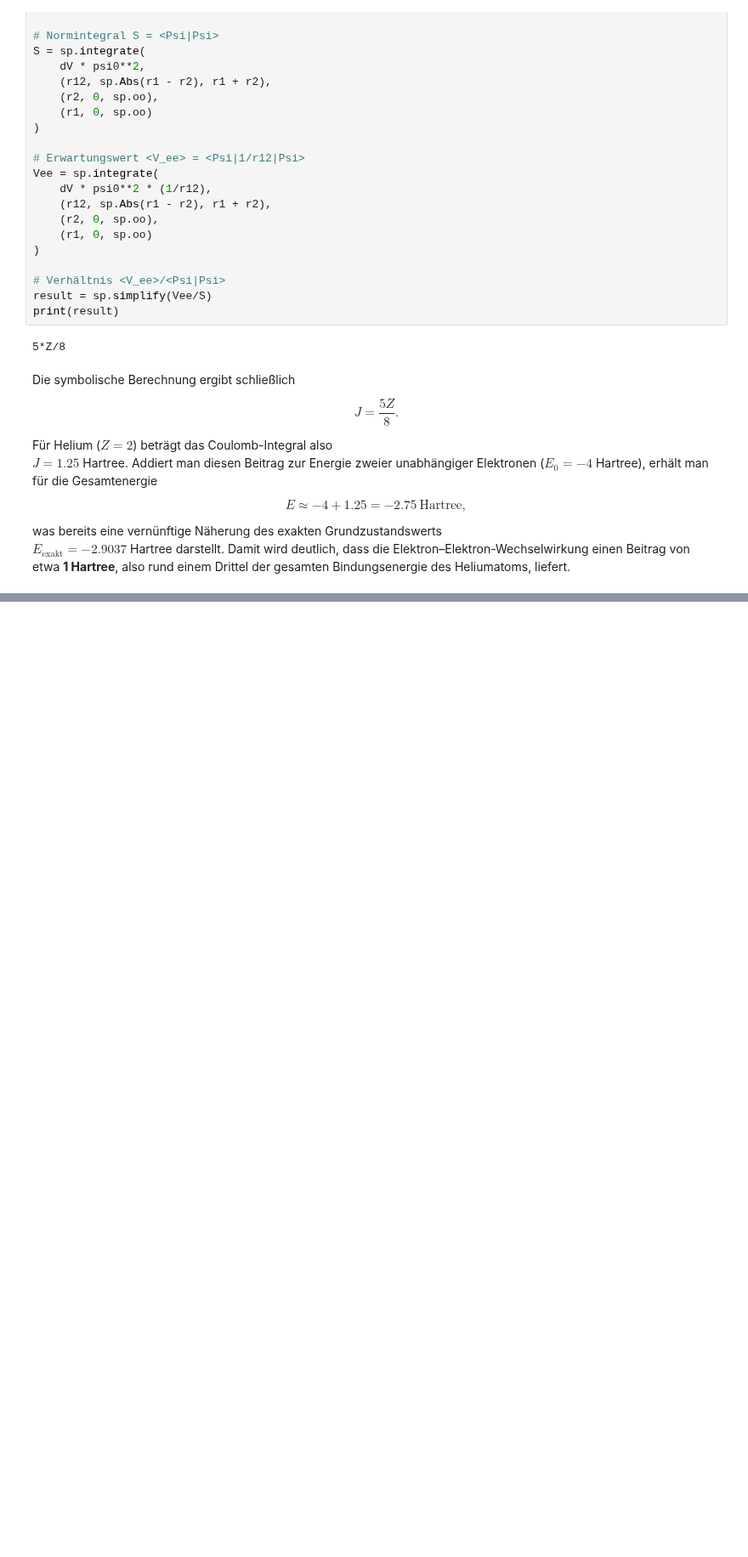
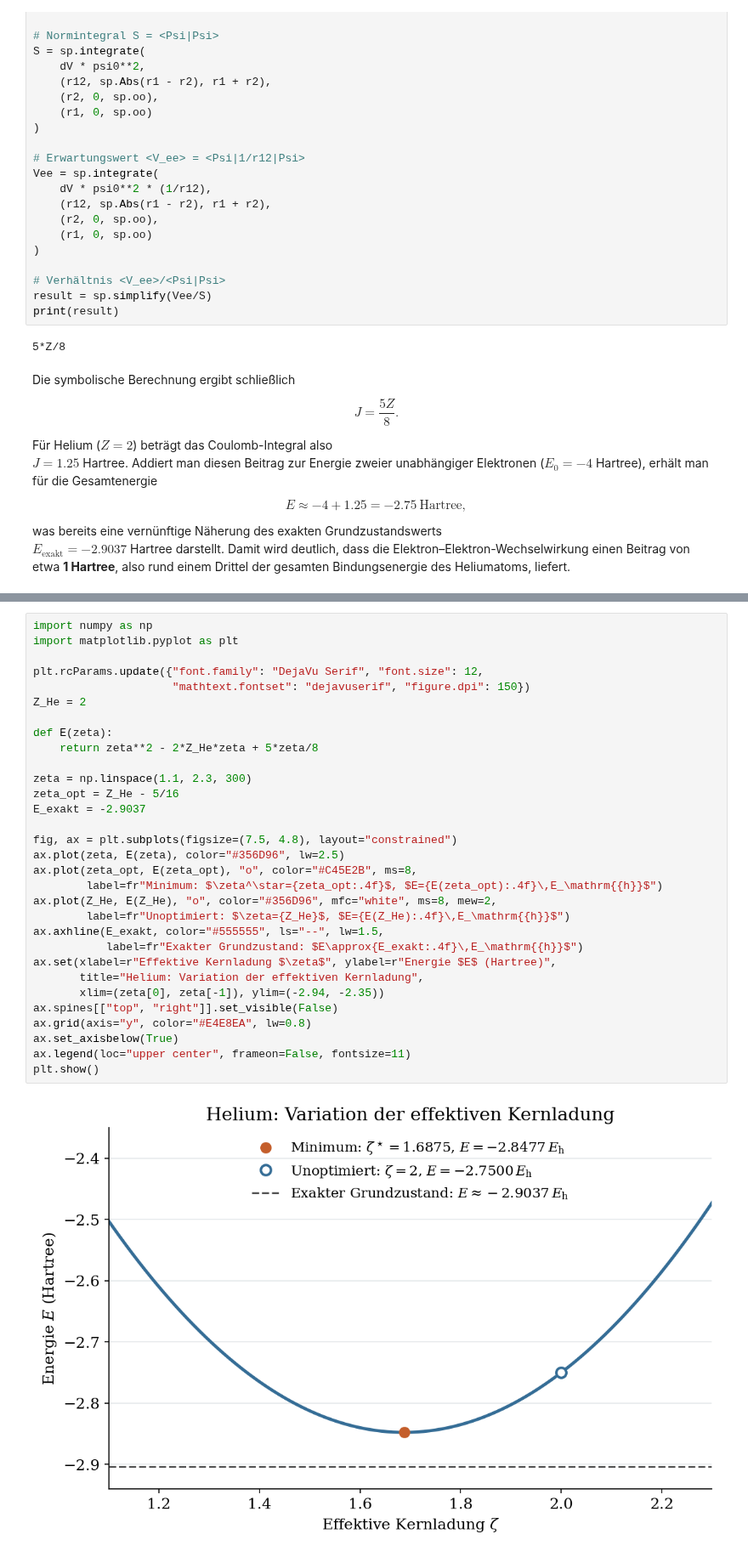
Before and after one commit to rolandmitric/quantum_chemistry_2025, a Jupyter notebook: helium_atom.ipynb, the cells around one changed output, grey strips where cells are left out. Shown at 85% size. Drawn from its saved outputs; the diff is of its cells as text; blank space fills up the shorter version.

Commit message:
Expand helium derivation and plot effective-charge optimization

```diff
--- a/helium_atom.ipynb
+++ b/helium_atom.ipynb
@@ -427,0 +656,33 @@ Nun kann man sich die Frage Stellen ob man die Genauigkeit des Produktansatzes n
+# %%
+import numpy as np
+import matplotlib.pyplot as plt
+
+plt.rcParams.update({"font.family": "DejaVu Serif", "font.size": 12,
+                     "mathtext.fontset": "dejavuserif", "figure.dpi": 150})
+Z_He = 2
+
+def E(zeta):
+    return zeta**2 - 2*Z_He*zeta + 5*zeta/8
+
+zeta = np.linspace(1.1, 2.3, 300)
+zeta_opt = Z_He - 5/16
+E_exakt = -2.9037
+
+fig, ax = plt.subplots(figsize=(7.5, 4.8), layout="constrained")
+ax.plot(zeta, E(zeta), color="#356D96", lw=2.5)
+ax.plot(zeta_opt, E(zeta_opt), "o", color="#C45E2B", ms=8,
+        label=fr"Minimum: $\zeta^\star={zeta_opt:.4f}$, $E={E(zeta_opt):.4f}\,E_\mathrm{{h}}$")
+ax.plot(Z_He, E(Z_He), "o", color="#356D96", mfc="white", ms=8, mew=2,
+        label=fr"Unoptimiert: $\zeta={Z_He}$, $E={E(Z_He):.4f}\,E_\mathrm{{h}}$")
+ax.axhline(E_exakt, color="#555555", ls="--", lw=1.5,
+           label=fr"Exakter Grundzustand: $E\approx{E_exakt:.4f}\,E_\mathrm{{h}}$")
+ax.set(xlabel=r"Effektive Kernladung $\zeta$", ylabel=r"Energie $E$ (Hartree)",
+       title="Helium: Variation der effektiven Kernladung",
+       xlim=(zeta[0], zeta[-1]), ylim=(-2.94, -2.35))
+ax.spines[["top", "right"]].set_visible(False)
+ax.grid(axis="y", color="#E4E8EA", lw=0.8)
+ax.set_axisbelow(True)
+ax.legend(loc="upper center", frameon=False, fontsize=11)
+plt.show()
+# %% [output]
+[figure, added]
```
Also changed, not shown: parts of 7 cells of this notebook, 27 other files.
